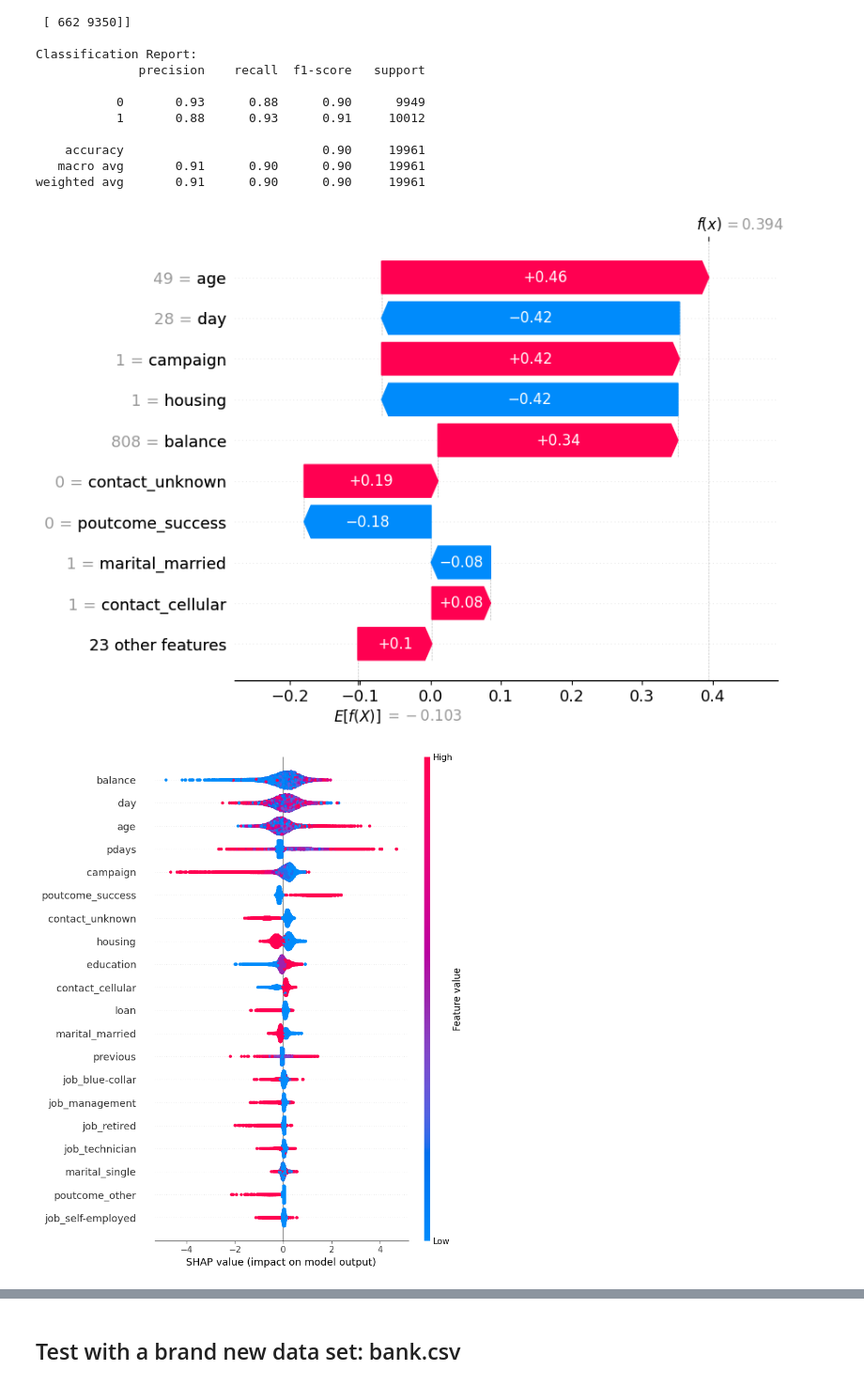
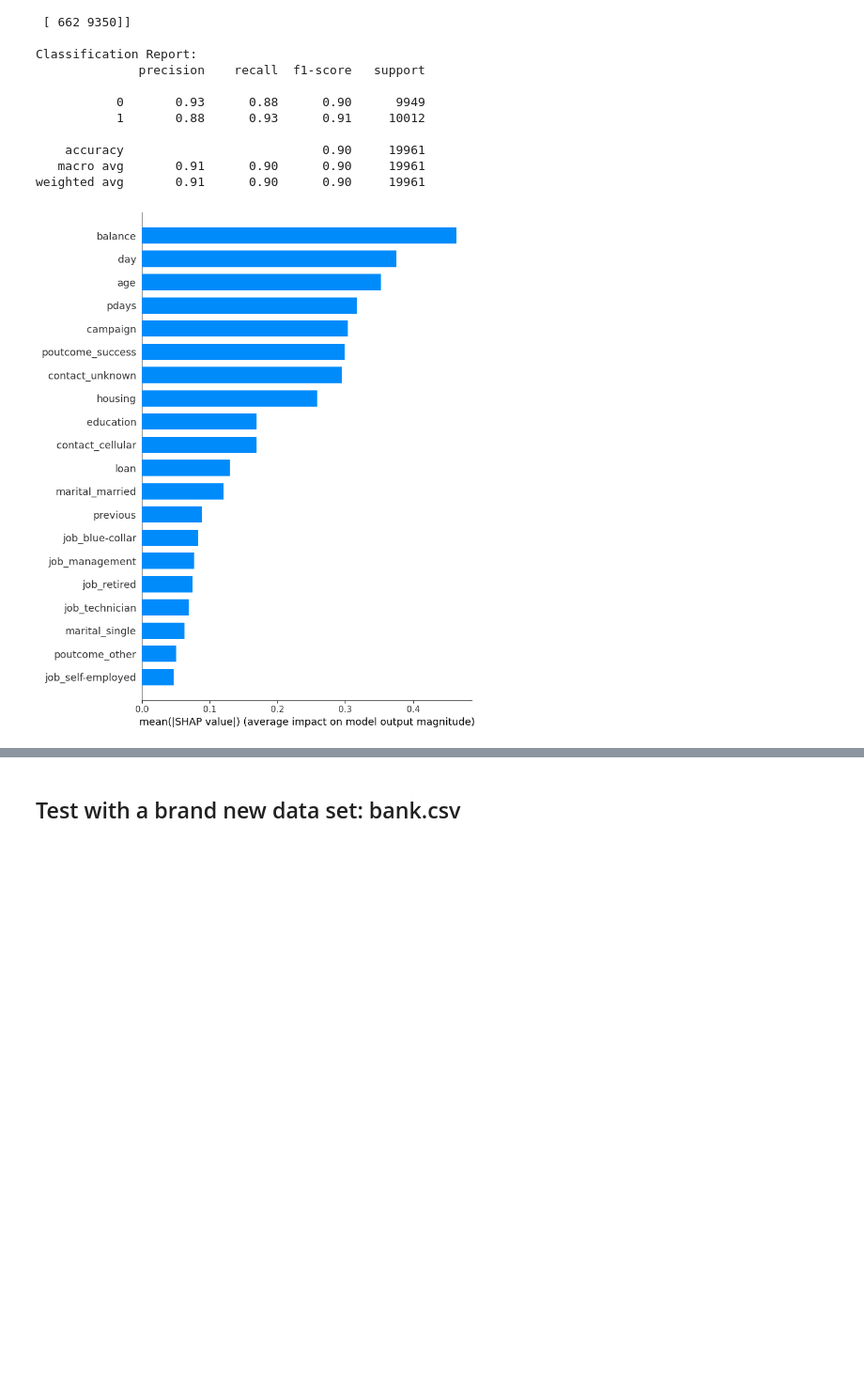
Before and after one commit to nkt1850/Bank_Marketing, a Jupyter notebook: bank_marketing_prediction_final.ipynb, the cells around one changed output, grey strips where cells are left out. Shown at 94% size. Cells and saved outputs as stored; diff of their text form; code cells hidden in the pictures; blank space fills up the shorter version.

```diff
--- a/bank_marketing_prediction_final.ipynb
+++ b/bank_marketing_prediction_final.ipynb
@@ -4,5 +4,5 @@
 import pandas as pd
 import numpy as np
 # %%
-# df = pd.read_csv(r"C:\Users\nktun\OneDrive\Documents\GitHub\Bank_Marketing\bank (original dataset)\bank-full.csv", delimiter=';')
+df = pd.read_csv(r"C:\Users\nktun\OneDrive\Documents\GitHub\Bank_Marketing\bank (original dataset)\bank-full.csv", delimiter=';')
 # %%
@@ -55,7 +53,7 @@ Understanding the data:
 # %% [markdown]
 # No missing attributes, this is for splitting and training immediately
 # %%
-df = pd.read_csv(r"/content/drive/MyDrive/Bank_Marketing-main/Bank_Marketing-main/bank (original dataset)/bank-full.csv", delimiter=';')
+# df = pd.read_csv(r"/content/drive/MyDrive/Bank_Marketing-main/Bank_Marketing-main/bank (original dataset)/bank-full.csv", delimiter=';')
 # %%
 df.head(10)
 # %% [output]
@@ -347,14 +340,7 @@ import shap
 explainer = shap.Explainer(best_xgb_model, X_train)
 shap_values = explainer(X_test)
 # %%
-# Visualize the first prediction's explanation
-shap.plots.waterfall(shap_values[0])
-
-# Summarize the effects of all the features
-shap.summary_plot(shap_values, X_test)
-
 # Summarize the effects of all the features (bar plot)
 shap.summary_plot(shap_values, X_test, plot_type="bar")
 # %% [output]
-[figure, old version]
+[figure, new version]
-[figure, removed]
```
Also changed, not shown: parts of 6 cells of this notebook.
